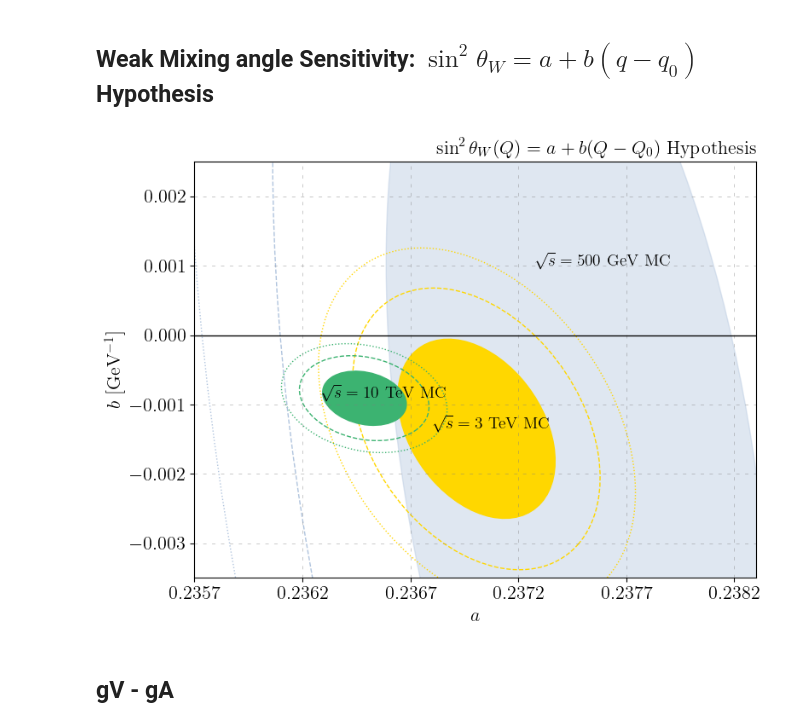
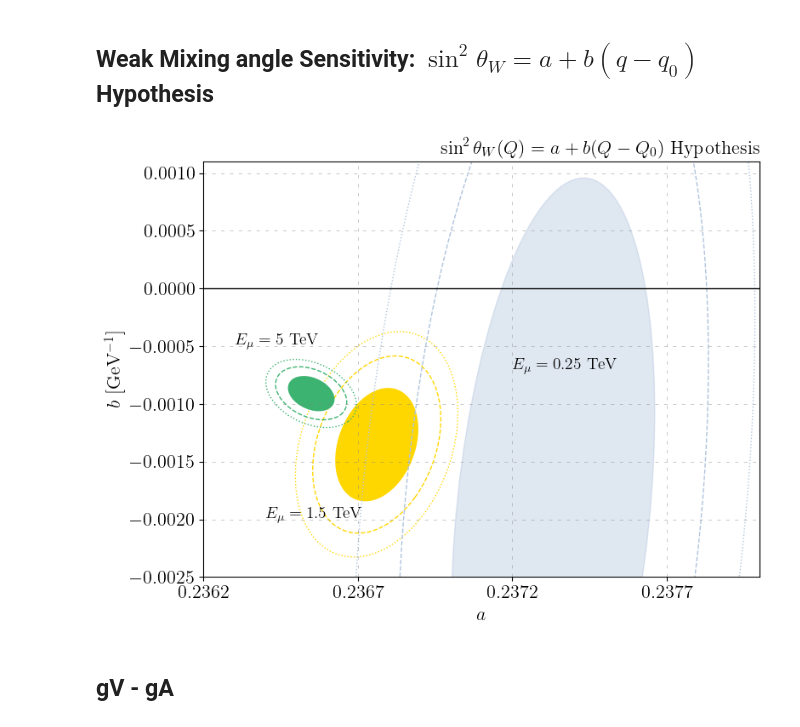
Before and after one commit to athompson-git/MuonColliderNeutrinos, a Jupyter notebook: paper_plots.ipynb, the cells around one changed output. Drawn from its saved outputs; the diff is of its cells as text; code cells hidden in the pictures.

Commit message:
updating paper plotting notebook to latest customizations

```diff
--- a/paper_plots.ipynb
+++ b/paper_plots.ipynb
@@ -45,0 +52,15 @@ wma_mn_data_500GeV = np.genfromtxt("multinest/QuestV2/500GeV_MC_SSW2param_Qfix_.
+# %%
+fig = plt.figure()
+ax = fig.add_subplot(111, aspect='auto')
+
+plt.plot(e734_ga_gv[:,1], e734_ga_gv[:,0])
+plt.plot(e734_ga_gv_caddedu[:,1], e734_ga_gv_caddedu[:,0])
+
+e1 = Ellipse((-0.132, -0.485), 0.20, 0.09,
+                     angle=-14.0, linewidth=2, fill=False, zorder=2)
+ax.add_patch(e1)
+
+e2 = Ellipse((-0.105, -0.5), 0.1, 0.055,
+                     angle=-22.0, linewidth=2, fill=False, zorder=2)
+ax.add_patch(e2)
+plt.show()
@@ -120,7 +143,7 @@ def plot_WMA_nfile(mndat_list, xlim=(0.235, 0.237), ylim=(-1.5e-3,1.5e-3), scatt
         b_68_mean = np.mean(b_68cl)
         if label_text is not None:
             if i == 2:
-                plt.text(a_68_mean-0.0002, 0.001, label_text[i], zorder=9, fontsize=14)
+                plt.text(a_68_mean-0.0002, 0.0005, label_text[i], zorder=9, fontsize=14)
             else:
                 plt.text(a_68_mean-0.0002, b_68_mean, label_text[i], zorder=9, fontsize=14)
 
@@ -151,21 +174,29 @@ def plot_WMA_nfile(mndat_list, xlim=(0.235, 0.237), ylim=(-1.5e-3,1.5e-3), scatt
 
     plt.title(r"$\sin^2\theta_W(Q) = a + b (Q - Q_0)$ Hypothesis", loc="right", fontsize=16)
 
-    plt.tight_layout()
-
-    if save_name is not None:
-        fig.savefig(save_name)
-
-    plt.show()
-    plt.close()
+    return fig, axes
 # %%
 
-plot_WMA_nfile([wma_mn_data_3TeV, wma_mn_data, wma_mn_data_500GeV], xlim=(0.2357, 0.2383), ylim=(-0.0035, 0.0025),
-               n_std=2.4, label_text=[r"$\sqrt{s} = 3$ TeV MC", r"$\sqrt{s} = 10$ TeV MC", r"$\sqrt{s} = 500$ GeV MC"],
+fig, axes = plot_WMA_nfile([wma_mn_data_3TeV, wma_mn_data, wma_mn_data_500GeV], xlim=(0.2362, 0.2380), ylim=(-0.0025, 0.0011),
+               n_std=2.4, label_text=None,
                colors=['gold', 'mediumseagreen', 'lightsteelblue'],
                scatter=False, save_name="plots/weak_mixing/wma_a_vs_b_3benchmark.pdf")
+
+
+plt.tight_layout()
+
+label_text = [r"$\sqrt{s} = 3$ TeV MC", r"$\sqrt{s} = 10$ TeV MC", r"$\sqrt{s} = 500$ GeV MC"]
+
+plt.text(0.2372, -0.0007, r"$E_\mu = 0.25$ TeV", zorder=9, fontsize=14)
+plt.text(0.2364, -0.00199, r"$E_\mu = 1.5$ TeV", zorder=9, fontsize=14)
+plt.text(0.2363, -0.00049, r"$E_\mu = 5$ TeV", zorder=9, fontsize=14)
+
+fig.savefig("plots/weak_mixing/wma_a_vs_b_3benchmark.pdf")
+
+plt.show()
+plt.close()
 # %% [output]
-[figure, old version]
+[figure, new version]
 # %% [markdown]
 ## gV - gA
 # %%
```
Also changed, not shown: parts of 9 cells of this notebook.
